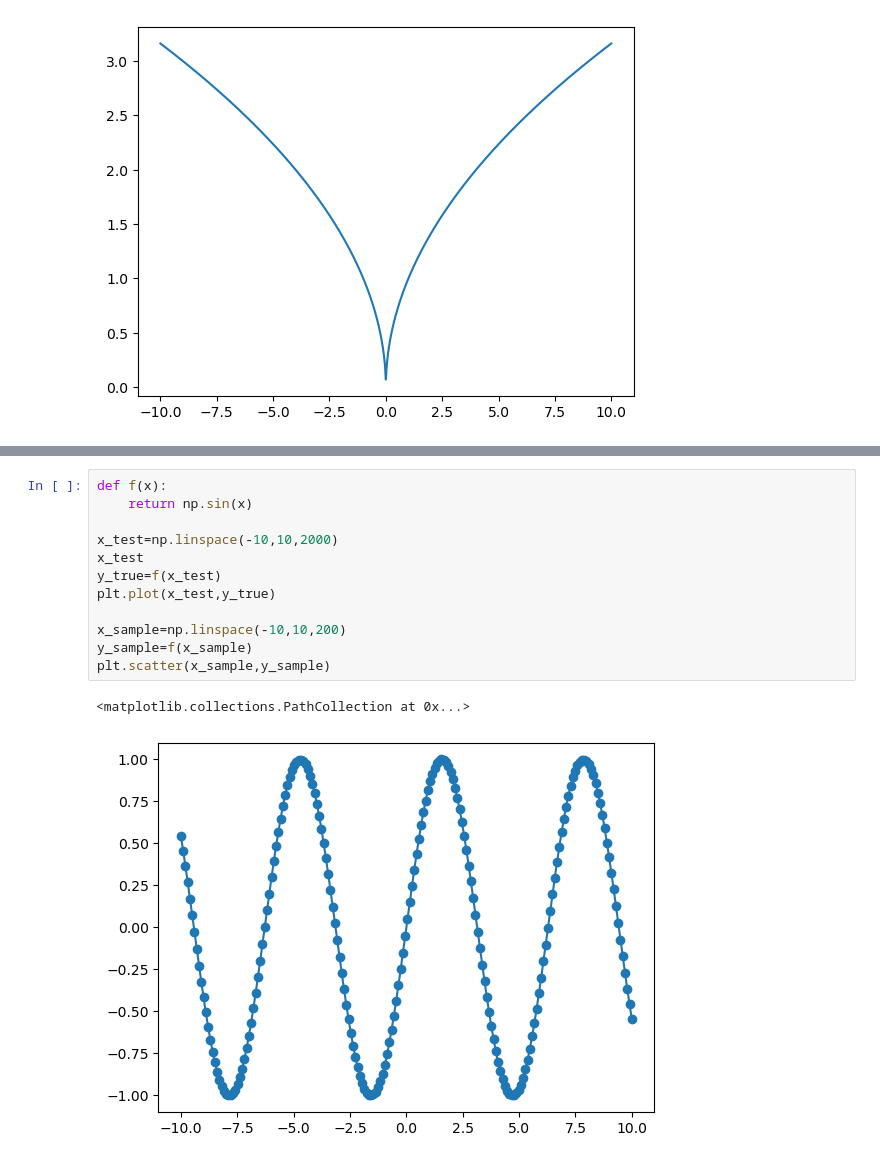
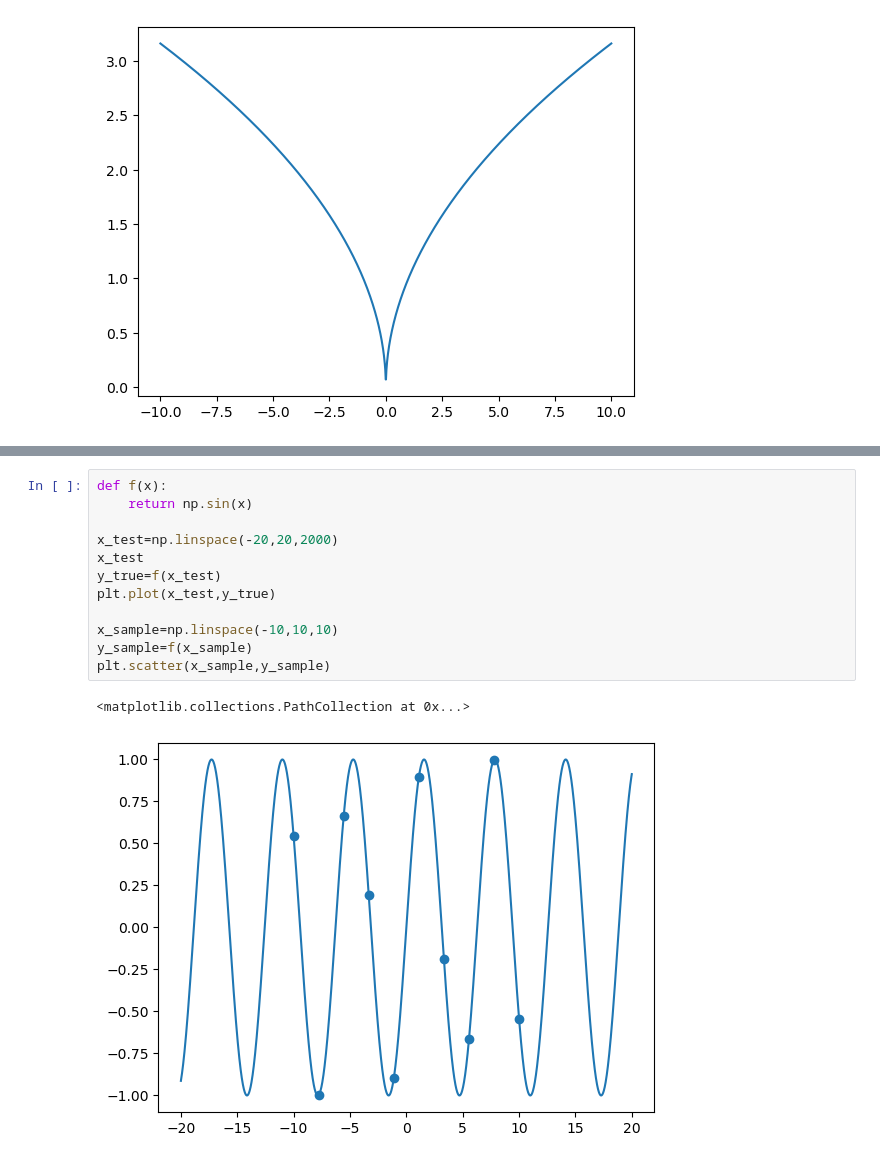
Before and after one commit to NicolasJeanGonel/smt_test, a Jupyter notebook: test_smt.ipynb, the cells around one changed output, grey strips where cells are left out. Drawn from its saved outputs; the diff is of its cells as text.

Commit message:
2D visualization

```diff
--- a/test_smt.ipynb
+++ b/test_smt.ipynb
@@ -105,16 +159,16 @@ ___________________________________________________________________________
 # %%
 def f(x):
     return np.sin(x)
 
-x_test=np.linspace(-10,10,2000)
+x_test=np.linspace(-20,20,2000)
 x_test
 y_true=f(x_test)
 plt.plot(x_test,y_true)
 
-x_sample=np.linspace(-10,10,200)
+x_sample=np.linspace(-10,10,10)
 y_sample=f(x_sample)
 plt.scatter(x_sample,y_sample)
 # %% [output]
 <matplotlib.collections.PathCollection at 0x...>
-[figure, old version]
+[figure, new version]
 # %%
```
Also changed, not shown: parts of 8 cells of this notebook, 1 other file.
